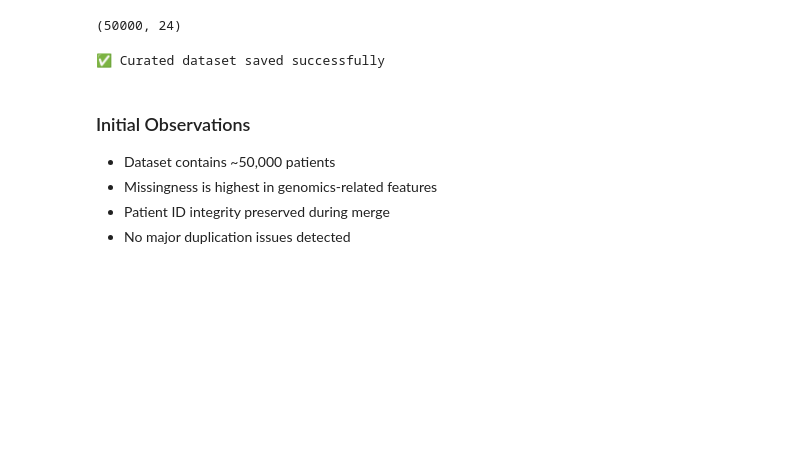
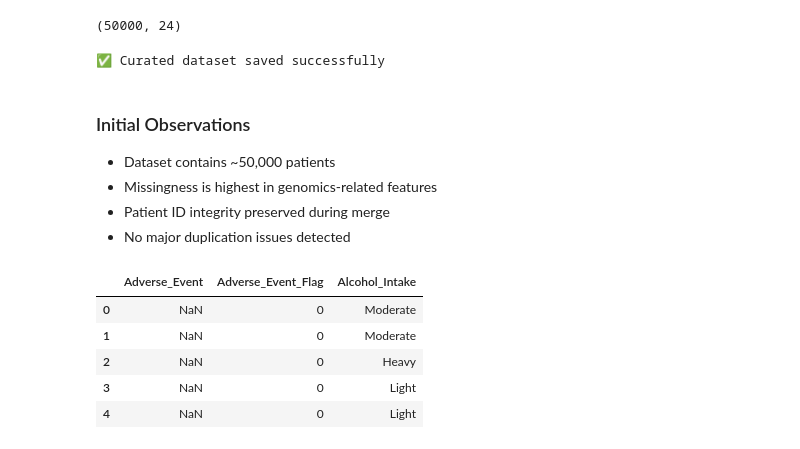
Before and after one commit to caspergeorge07/AMDARI-internship---Genexahealth-warfarin-ds, a Jupyter notebook: notebooks/01_eda_and_preparation.ipynb, the cells around one changed output. Cells and saved outputs as stored; diff of their text form; code cells hidden in the pictures; blank space fills up the shorter version.

```diff
--- a/notebooks/01_eda_and_preparation.ipynb
+++ b/notebooks/01_eda_and_preparation.ipynb
@@ -139,3 +139,30 @@ print("✅ Curated dataset saved successfully")
 - Missingness is highest in genomics-related features
 - Patient ID integrity preserved during merge
 - No major duplication issues detected
+# %%
+# --------------------------------------------
+# Handle missing values thoughtfully (not blindly)
+# --------------------------------------------
+
+df_prepared = df_clean.copy()
+
+# 1️⃣ Adverse_Event
+# Missing likely means "no adverse event recorded"
+df_prepared["Adverse_Event_Flag"] = df_prepared["Adverse_Event"].notna().astype(int)
+
+# Keep original column for transparency
+# (do NOT overwrite it yet)
+
+# 2️⃣ Alcohol_Intake
+# Replace missing values with a clear category
+df_prepared["Alcohol_Intake"] = df_prepared["Alcohol_Intake"].fillna("Unknown")
+
+# Quick check
+df_prepared[["Adverse_Event", "Adverse_Event_Flag", "Alcohol_Intake"]].head()
+# %% [output]
+|  | Adverse_Event | Adverse_Event_Flag | Alcohol_Intake |
+| 0 | NaN | 0 | Moderate |
+| 1 | NaN | 0 | Moderate |
+| 2 | NaN | 0 | Heavy |
+| 3 | NaN | 0 | Light |
+| 4 | NaN | 0 | Light |
```
Also changed, not shown: parts of 20 cells of this notebook, 1 other file.
